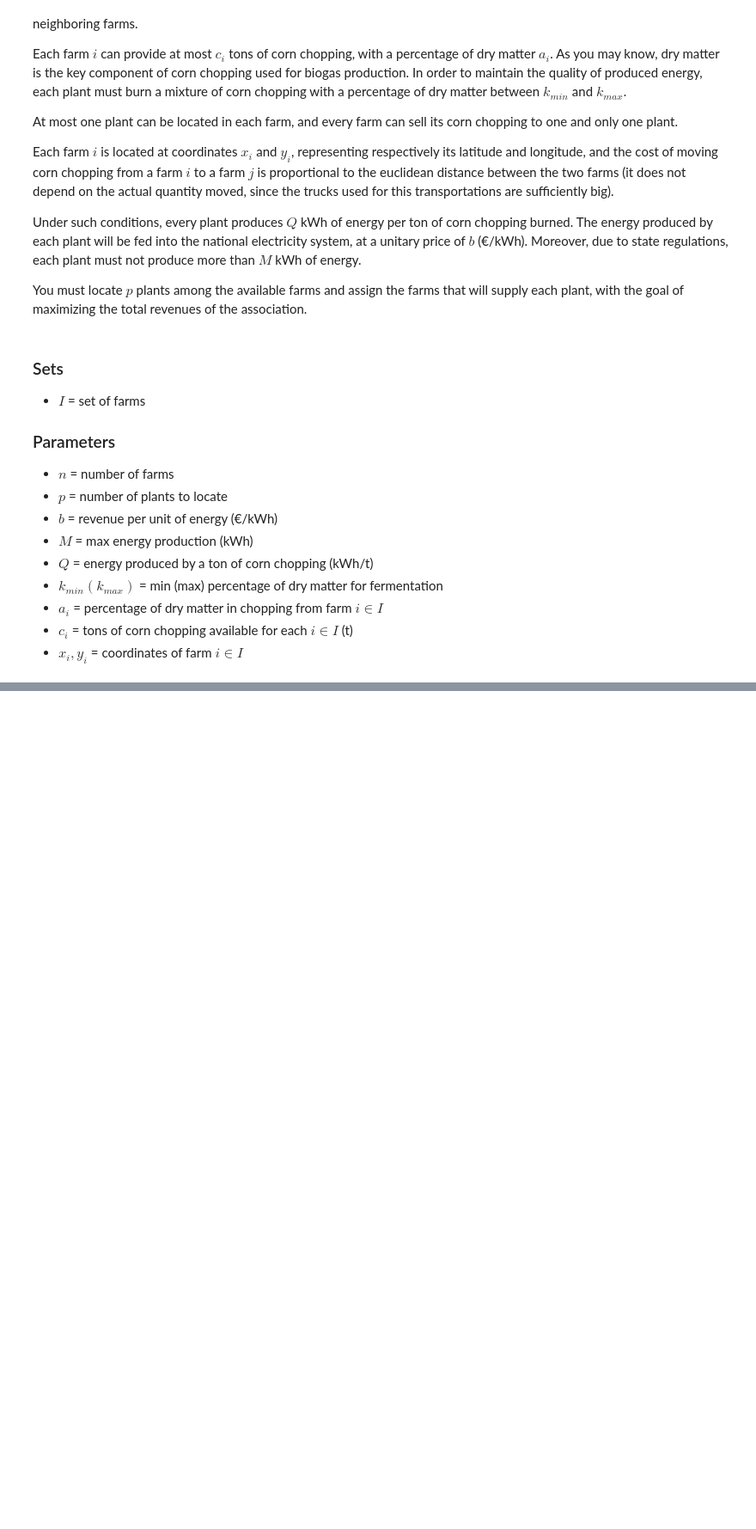
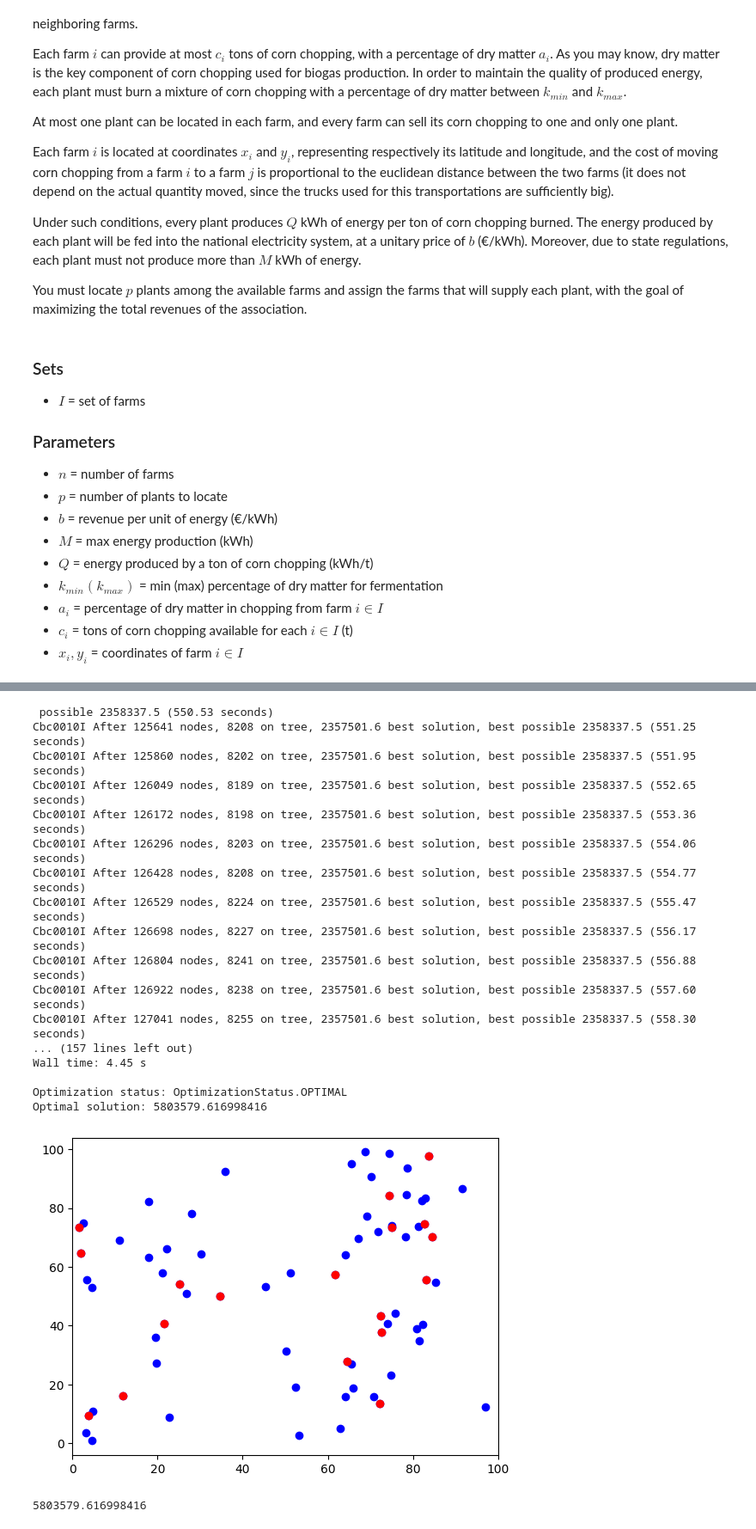
Before and after one commit to PolimiGiovanniArriciati/big-project-FOR, a Jupyter notebook: biogas_location.ipynb, the cells around one changed output, grey strips where cells are left out. Shown: that part at 86% size. Cells and saved outputs as stored; diff of their text form; code cells hidden in the pictures; blank space fills up the shorter version.

```diff
--- a/biogas_location.ipynb
+++ b/biogas_location.ipynb
@@ -112,0 +277,24 @@ gap: -100.0
+# %%
+n = 5
+inst = load_instance('instances/instance_'+str(n)+'.json')
+solve(inst)
+# %% [output]
+ possible 2358337.5 (550.53 seconds)
+Cbc0010I After 125641 nodes, 8208 on tree, 2357501.6 best solution, best possible 2358337.5 (551.25 seconds)
+Cbc0010I After 125860 nodes, 8202 on tree, 2357501.6 best solution, best possible 2358337.5 (551.95 seconds)
+Cbc0010I After 126049 nodes, 8189 on tree, 2357501.6 best solution, best possible 2358337.5 (552.65 seconds)
+Cbc0010I After 126172 nodes, 8198 on tree, 2357501.6 best solution, best possible 2358337.5 (553.36 seconds)
+Cbc0010I After 126296 nodes, 8203 on tree, 2357501.6 best solution, best possible 2358337.5 (554.06 seconds)
+Cbc0010I After 126428 nodes, 8208 on tree, 2357501.6 best solution, best possible 2358337.5 (554.77 seconds)
+Cbc0010I After 126529 nodes, 8224 on tree, 2357501.6 best solution, best possible 2358337.5 (555.47 seconds)
+Cbc0010I After 126698 nodes, 8227 on tree, 2357501.6 best solution, best possible 2358337.5 (556.17 seconds)
+Cbc0010I After 126804 nodes, 8241 on tree, 2357501.6 best solution, best possible 2358337.5 (556.88 seconds)
+Cbc0010I After 126922 nodes, 8238 on tree, 2357501.6 best solution, best possible 2358337.5 (557.60 seconds)
+Cbc0010I After 127041 nodes, 8255 on tree, 2357501.6 best solution, best possible 2358337.5 (558.30 seconds)
+... (157 lines left out)
+Wall time: 4.45 s
+
+Optimization status: OptimizationStatus.OPTIMAL
+Optimal solution: 5803579.616998416
+[figure, added]
+5803579.616998416
```
Also changed, not shown: parts of 10 cells of this notebook.
